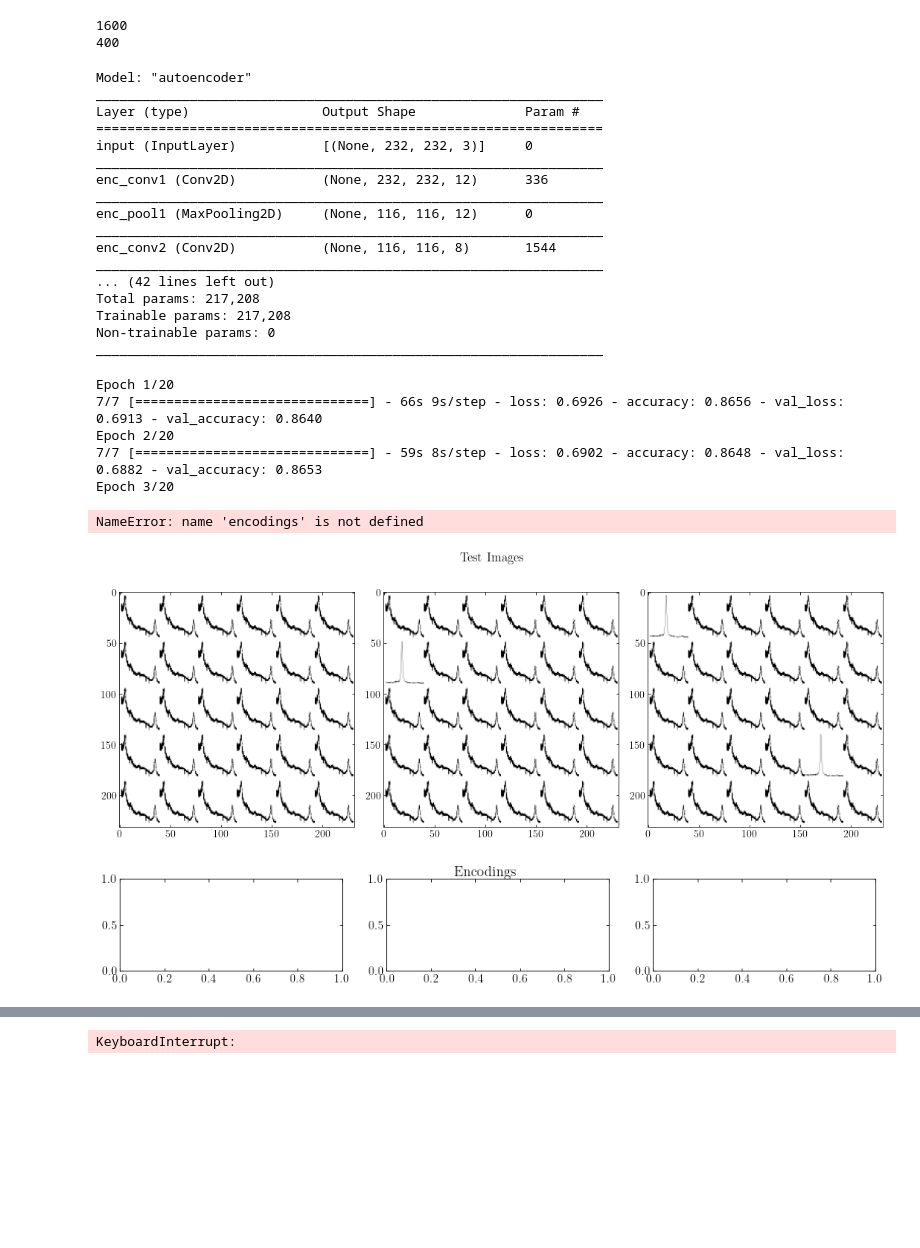
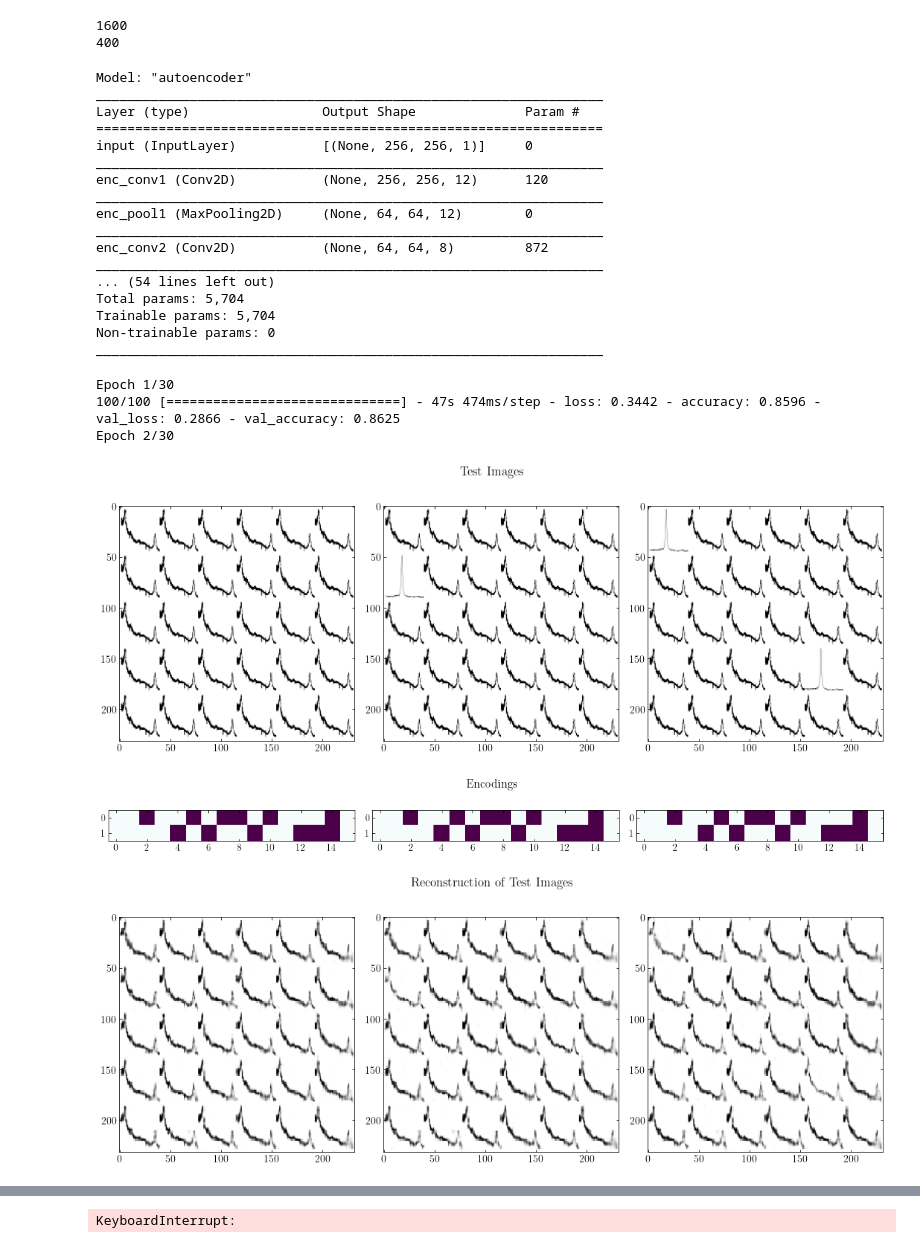
Before and after one commit to keriheuer/autoencoder, a Jupyter notebook: new_model.ipynb, the cells around one changed output, grey strips where cells are left out. Saved outputs shown, nothing was run; the diff lists cells and outputs as text; code cells hidden in the pictures; blank space fills up the shorter version.

Commit message:
Added more convolutional and pooling layers, fixed reading in images as grayscale to reduce dimensions of training set significantly

```diff
--- a/new_model.ipynb
+++ b/new_model.ipynb
@@ -28,7 +28,7 @@ def create_dataset(img_folder):
     filenames=[] #need to keep track of what order images are in
     for i, file in enumerate(os.listdir(img_folder)):
         if '.png' in file:
-            img = image.load_img(img_folder+'/'+file, target_size=(232,232,1))
+            img = image.load_img(img_folder+'/'+file, target_size=(256,256,1), colormode='grayscale')
             img = image.img_to_array(img)
             img /= 255
             img_data_array.append(img)
@@ -105,27 +105,30 @@ print(len(X_test))
 # %%
 #working autoencoder
 
-input_img = Input(shape=(232, 232, 3), name="input")
+input_img = Input(shape=(256,256,1), name="input")
 code_size=32   #dimensions of the encodings to be outputted from encoder
 
 #ENCODER
 enc_conv1 = Conv2D(12, (3, 3), activation='relu', padding='same', name='enc_conv1')(input_img)
-enc_pool1 = MaxPooling2D((2, 2), padding='same', name='enc_pool1')(enc_conv1)
-enc_conv2 = Conv2D(8, (4, 4), activation='relu', padding='same', name='enc_conv2')(enc_pool1)
+enc_pool1 = MaxPooling2D((4, 4), padding='same', name='enc_pool1')(enc_conv1)
+enc_conv2 = Conv2D(8, (3, 3), activation='relu', padding='same', name='enc_conv2')(enc_pool1)
 enc_pool2 = MaxPooling2D((4, 4), padding='same', name='enc_pool2')(enc_conv2)
-enc_flatten = Flatten(name='enc_flatten')(enc_pool2)
-#enc_dense1 = Dense(3364, activation="relu",name = 'enc_dense1')(enc_flatten)
-bottleneck = Dense(code_size, name='bottleneck')(enc_flatten) #no activation fcn for last dense layer
+enc_conv3 = Conv2D(8, (3, 3), activation='relu', padding='same', name='enc_conv3')(enc_pool2)
+enc_pool3 = MaxPooling2D((4, 4), padding='same', name='enc_pool3')(enc_conv3)
+enc_flatten = Flatten(name='enc_flatten')(enc_pool3)
+bottleneck = Dense(code_size, name='bottleneck', activation='relu')(enc_flatten) #no activation fcn for last dense layer
 
 #DECODER
 #dec_dense1 = Dense(3364, activation="relu",name = 'dec_dense5')(bottleneck)
-dec_dense1 = Dense(6728, activation="relu",name = 'dec_dense1')(bottleneck)
-dec_reshape = Reshape((29,29,8), name='dec_reshape')(dec_dense1)
-dec_conv1 = Conv2D(8, (4, 4), activation='relu', padding='same', name='dec_conv1')(dec_reshape)
+dec_dense1 = Dense(128, activation="relu",name = 'dec_dense1')(bottleneck)
+dec_reshape = Reshape((4,4,8), name='dec_reshape')(dec_dense1)
+dec_conv1 = Conv2D(8, (3, 3), activation='relu', padding='same', name='dec_conv1')(dec_reshape)
 dec_upsample1 = UpSampling2D((4, 4), name='dec_upsample1')(dec_conv1)
-dec_conv2 = Conv2D(12, (3, 3), padding='same', name='dec_conv2')(dec_upsample1) #no activation fcn for last conv layer
-dec_upsample2 = UpSampling2D((2, 2), name='dec_upsample2')(dec_conv2)
-dec_output = Conv2D(3, (3, 3), activation='sigmoid', padding='same', name='output')(dec_upsample2) #gets back to 232x232x3
+dec_conv2 = Conv2D(8, (3, 3), padding='same', activation='relu', name='dec_conv2')(dec_upsample1) #no activation fcn for last conv layer
+dec_upsample2 = UpSampling2D((4, 4), name='dec_upsample2')(dec_conv2)
+dec_conv3 = Conv2D(12, (3, 3), padding='same', name='dec_conv3', activation='relu')(dec_upsample2)
+dec_upsample3 = UpSampling2D((4, 4), name='dec_upsample3')(dec_conv3)
+dec_output = Conv2D(1, (3, 3), activation='sigmoid', padding='same', name='dec_output')(dec_upsample3) #gets back to 232x232x3
 
 #build autoencoder
 autoencoder = Model(input_img, dec_output, name='autoencoder')
@@ -141,17 +144,17 @@ Model: "autoencoder"
 _________________________________________________________________
 Layer (type)                 Output Shape              Param #
 =================================================================
-input (InputLayer)           [(None, 232, 232, 3)]     0
+input (InputLayer)           [(None, 256, 256, 1)]     0
 _________________________________________________________________
-enc_conv1 (Conv2D)           (None, 232, 232, 12)      336
+enc_conv1 (Conv2D)           (None, 256, 256, 12)      120
 _________________________________________________________________
-enc_pool1 (MaxPooling2D)     (None, 116, 116, 12)      0
+enc_pool1 (MaxPooling2D)     (None, 64, 64, 12)        0
 _________________________________________________________________
-enc_conv2 (Conv2D)           (None, 116, 116, 8)       1544
+enc_conv2 (Conv2D)           (None, 64, 64, 8)         872
 _________________________________________________________________
-... (42 lines left out)
-Total params: 217,208
-Trainable params: 217,208
+... (54 lines left out)
+Total params: 5,704
+Trainable params: 5,704
 Non-trainable params: 0
 _________________________________________________________________
 # %%
@@ -186,10 +189,12 @@ _________________________________________________________________
 # autoencoder.load_weights(checkpoint_path)
 # %%
 #train
-n_epochs, batch = 20, 256
-act1, act2, opt, loss_fcn = "relu", "sigmoid", "rmsprop", "binary_crossentropy"
+n_epochs, batch = 30, 16
+act1, act2, opt, loss_fcn = "relu", "sigmoid", "adam", "binary_crossentropy"
 
-opt = RMSprop(lr=3e-5)
+from keras.optimizers import Adam
+#opt = RMSprop(lr=3e-5)
+opt = Adam(lr=0.001)
 
 #clear keras backend
 keras.backend.clear_session()
@@ -203,7 +208,7 @@ encoder = Model(input_img, bottleneck, name='encoder')
 encoder.compile(optimizer=opt, loss=loss_fcn, metrics=['accuracy'])
 
 autoencoder_train = autoencoder.fit(X_train, X_train, epochs=n_epochs,verbose=1,
-  validation_data=(X_test, X_test), batch_size=batch, validation_batch_size=batch, callbacks=[reduce_lr])     #use this version since training data is split with random seed
+  validation_data=(X_test, X_test), batch_size=batch, validation_batch_size=batch, callbacks=[reduce_lr]) #, earlystopping])     #use this version since training data is split with random seed
 
 #Model evaluation
 scores = autoencoder.evaluate(X_train, X_train, verbose=0)
@@ -222,26 +227,26 @@ fig, (ax1, ax2) = plt.subplots(ncols=2, figsize=(15,6))
 ax1.plot(epochs, accuracy, 'r--', label='Training accuracy')
 ax1.plot(epochs, val_accuracy, 'b', label='Validation accuracy')
 ax1.set_title('Training and validation accuracy')
+ax1.set_xlabel('Epochs')
 ax1.legend()
 ax2.plot(epochs, loss, 'r--', label='Training loss')
 ax2.plot(epochs, val_loss, 'b', label='Validation loss')
 ax2.set_title('Training and validation loss')
+ax2.set_xlabel('Epochs')
 ax2.legend()
 plt.savefig('accuracy_loss_%s_%s_%s_%s_%d_%d.pdf' % (act1, act2, opt, loss_fcn, n_epochs, batch))
 plt.show()
 # %% [output]
-Epoch 1/20
-7/7 [==============================] - 66s 9s/step - loss: 0.6926 - accuracy: 0.8656 - val_loss: 0.6913 - val_accuracy: 0.8640
-Epoch 2/20
-7/7 [==============================] - 59s 8s/step - loss: 0.6902 - accuracy: 0.8648 - val_loss: 0.6882 - val_accuracy: 0.8653
-Epoch 3/20
+Epoch 1/30
+100/100 [==============================] - 47s 474ms/step - loss: 0.3442 - accuracy: 0.8596 - val_loss: 0.2866 - val_accuracy: 0.8625
+Epoch 2/30
 # %%
 #visually inspect reconstructions to test accuracy
 
 #pick random images
 ncols=3
-# pred = autoencoder.predict(X_train)
-# encodings = encoder.predict(X_train)
+pred = autoencoder.predict(X_train)
+encodings = encoder.predict(X_train)
 
 # idx = np.random.randint(len(X_train), size=ncols)
 # print(idx)
@@ -260,35 +265,35 @@ colors = [(247,252,253), (224,236,244), (191,211,230), (158,188,218), (140,150,1
             (140,107,177), (136,65,157), (129,15,124), (77,0,75)]
 colors = np.array(colors)/256
 cm = matplotlib.colors.LinearSegmentedColormap.from_list(
         'custom', colors, N=ncols)
 
 fig, ax = plt.subplots(ncols=ncols, figsize=(16, 2))
 fig.suptitle('Encodings')
 for i, num in enumerate(idx):
     #code = encoder.predict(X_train[idx])[0]
     code = encodings[num]
     ax[i].imshow(code.reshape([-1, code.shape[-1]//2]), cmap=cm)
     #adjust_spines(ax[i], [])
 fig.tight_layout()
 fig.subplots_adjust(top=0.95)
 plt.savefig('encodings_6.pdf')
 
 fig, ax = plt.subplots(nrows=1, ncols=ncols, figsize=(15,6))
 fig.suptitle('Reconstruction of Test Images')
 for i, num in enumerate(idx):
     ax[i].imshow(pred[num, ..., 0], cmap='gray')
     #adjust_spines(ax[i], [])
 fig.tight_layout()
 fig.subplots_adjust(top=0.95)
 plt.savefig('reconstructions_6.pdf')
 
 
     #plot with sigmoid over prediction output? sigmoid(x_hat_raw)
 plt.show()
 # %% [output]
-NameError: name 'encodings' is not defined
 [figure]
-[figure, old version]
+[figure, new version]
+[figure, added]
 # %%
 # t-SNE
 from sklearn.manifold import TSNE
```
Also changed, not shown: parts of 10 cells of this notebook.
